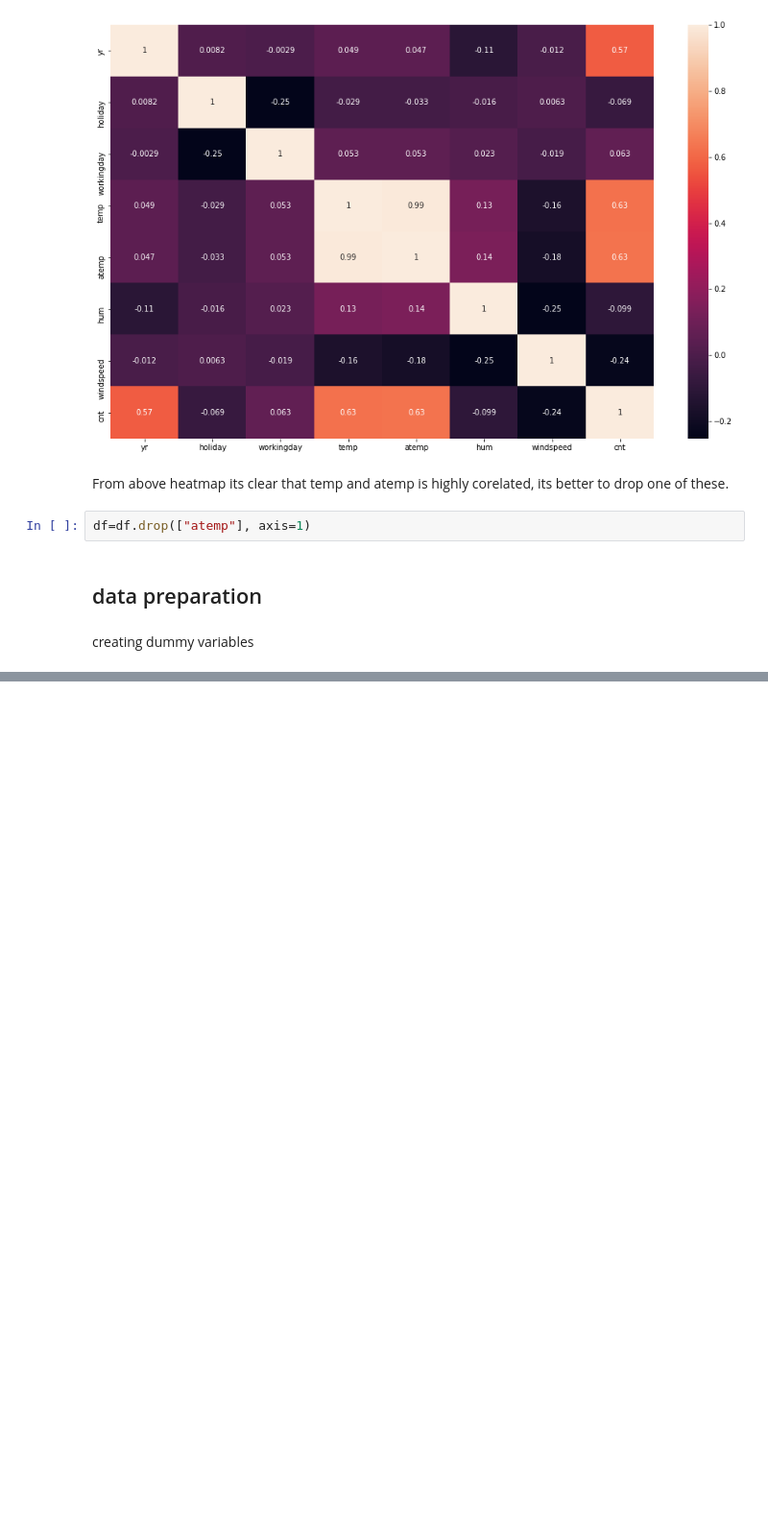
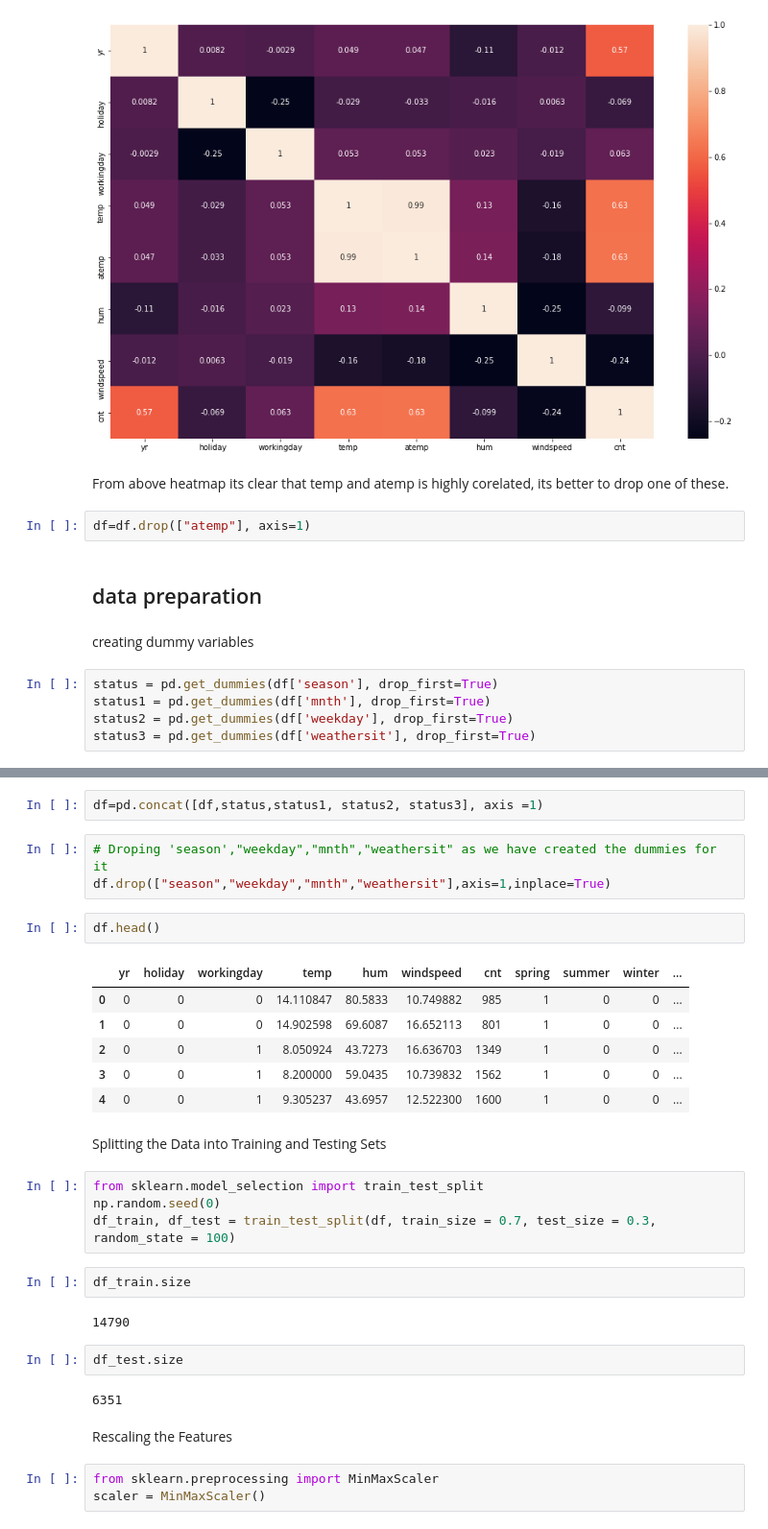
Before and after one commit to Arch0/Bike-Sharing-dataset-, a Jupyter notebook: Untitled2.ipynb, the cells around one changed output, grey strips where cells are left out. Shown: that part at 96% size. Drawn from its saved outputs; the diff is of its cells as text; blank space fills up the shorter version.

```diff
--- a/Untitled2.ipynb
+++ b/Untitled2.ipynb
@@ -154,3 +154,8 @@ df=df.drop(["atemp"], axis=1)
 ## data preparation
 # %% [markdown]
 creating dummy variables
+# %%
+status = pd.get_dummies(df['season'], drop_first=True)
+status1 = pd.get_dummies(df['mnth'], drop_first=True)
+status2 = pd.get_dummies(df['weekday'], drop_first=True)
+status3 = pd.get_dummies(df['weathersit'], drop_first=True)
@@ -156,0 +171,33 @@ creating dummy variables
+# %%
+df=pd.concat([df,status,status1, status2, status3], axis =1)
+# %%
+# Droping 'season',"weekday","mnth","weathersit" as we have created the dummies for it
+df.drop(["season","weekday","mnth","weathersit"],axis=1,inplace=True)
+# %%
+df.head()
+# %% [output]
+|  | yr | holiday | workingday | temp | hum | windspeed | cnt | spring | summer | winter | ... |
+| 0 | 0 | 0 | 0 | 14.110847 | 80.5833 | 10.749882 | 985 | 1 | 0 | 0 | ... |
+| 1 | 0 | 0 | 0 | 14.902598 | 69.6087 | 16.652113 | 801 | 1 | 0 | 0 | ... |
+| 2 | 0 | 0 | 1 | 8.050924 | 43.7273 | 16.636703 | 1349 | 1 | 0 | 0 | ... |
+| 3 | 0 | 0 | 1 | 8.200000 | 59.0435 | 10.739832 | 1562 | 1 | 0 | 0 | ... |
+| 4 | 0 | 0 | 1 | 9.305237 | 43.6957 | 12.522300 | 1600 | 1 | 0 | 0 | ... |
+# %% [markdown]
+Splitting the Data into Training and Testing Sets
+# %%
+from sklearn.model_selection import train_test_split
+np.random.seed(0)
+df_train, df_test = train_test_split(df, train_size = 0.7, test_size = 0.3, random_state = 100)
+# %%
+df_train.size
+# %% [output]
+14790
+# %%
+df_test.size
+# %% [output]
+6351
+# %% [markdown]
+Rescaling the Features
+# %%
+from sklearn.preprocessing import MinMaxScaler
+scaler = MinMaxScaler()
```
Also changed, not shown: parts of 2 cells of this notebook.
